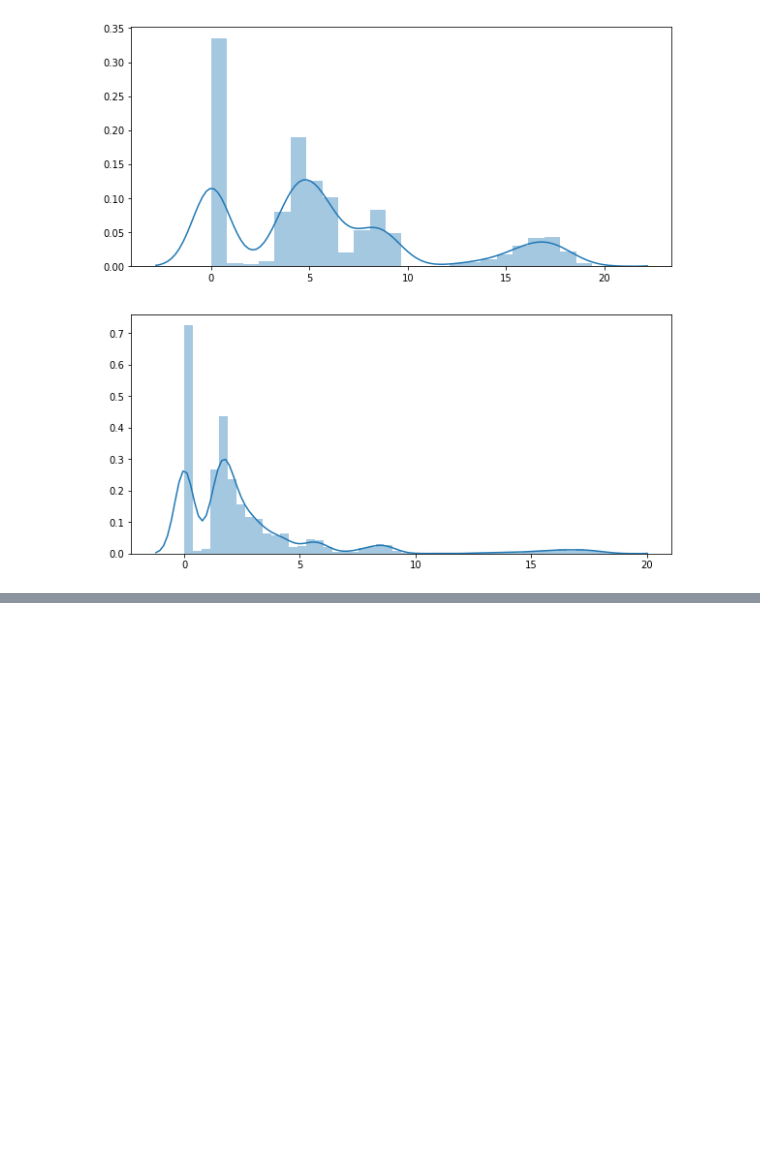
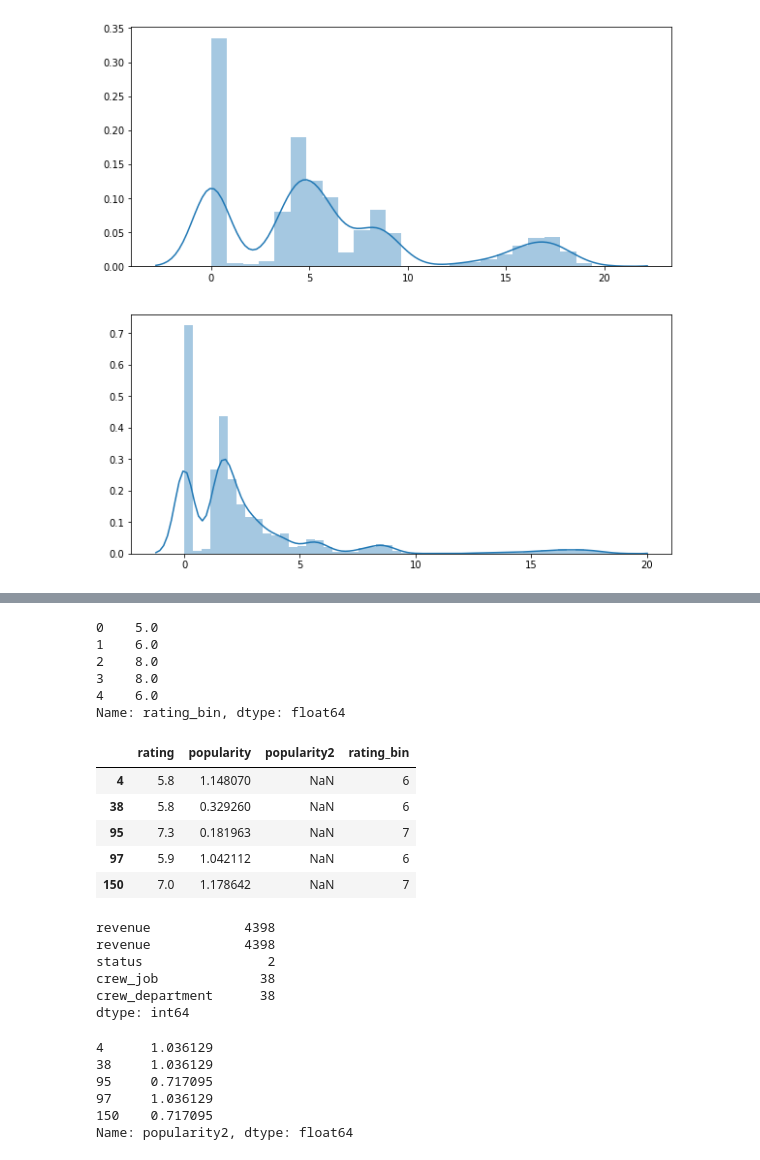
Before and after one commit to jjone36/tmdb, a Jupyter notebook: 02.eda/02_eda2.ipynb, the cells around one changed output, grey strips where cells are left out. Saved outputs shown, nothing was run; the diff lists cells and outputs as text; code cells hidden in the pictures; blank space fills up the shorter version.

```diff
--- a/02.eda/02_eda2.ipynb
+++ b/02.eda/02_eda2.ipynb
@@ -156,0 +337,2 @@ plt.show()
+# %%
+sub = df.loc[idx, ['rating', 'popularity', 'popularity2']]
@@ -156,0 +358,20 @@ plt.show()
+# %%
+df.rating_bin.head()
+# %% [output]
+0    5.0
+1    6.0
+2    8.0
+3    8.0
+4    6.0
+Name: rating_bin, dtype: float64
+# %%
+sub['rating_bin'] = sub.rating.map(lambda row: round(row))
+# %%
+sub.head()
+# %% [output]
+|  | rating | popularity | popularity2 | rating_bin |
+| 4 | 5.8 | 1.148070 | NaN | 6 |
+| 38 | 5.8 | 0.329260 | NaN | 6 |
+| 95 | 7.3 | 0.181963 | NaN | 7 |
+| 97 | 5.9 | 1.042112 | NaN | 6 |
+| 150 | 7.0 | 1.178642 | NaN | 7 |
@@ -156,0 +380,19 @@ plt.show()
+# %%
+# The number of NAs
+df.isnull().sum()[df.isnull().sum() != 0]
+# %% [output]
+revenue            4398
+revenue            4398
+status                2
+crew_job             38
+crew_department      38
+dtype: int64
+# %%
+df.popularity2[idx].head()
+# %% [output]
+4      1.036129
+38     1.036129
+95     0.717095
+97     1.036129
+150    0.717095
+Name: popularity2, dtype: float64
```
Also changed, not shown: parts of 23 cells of this notebook, 6 other files.
